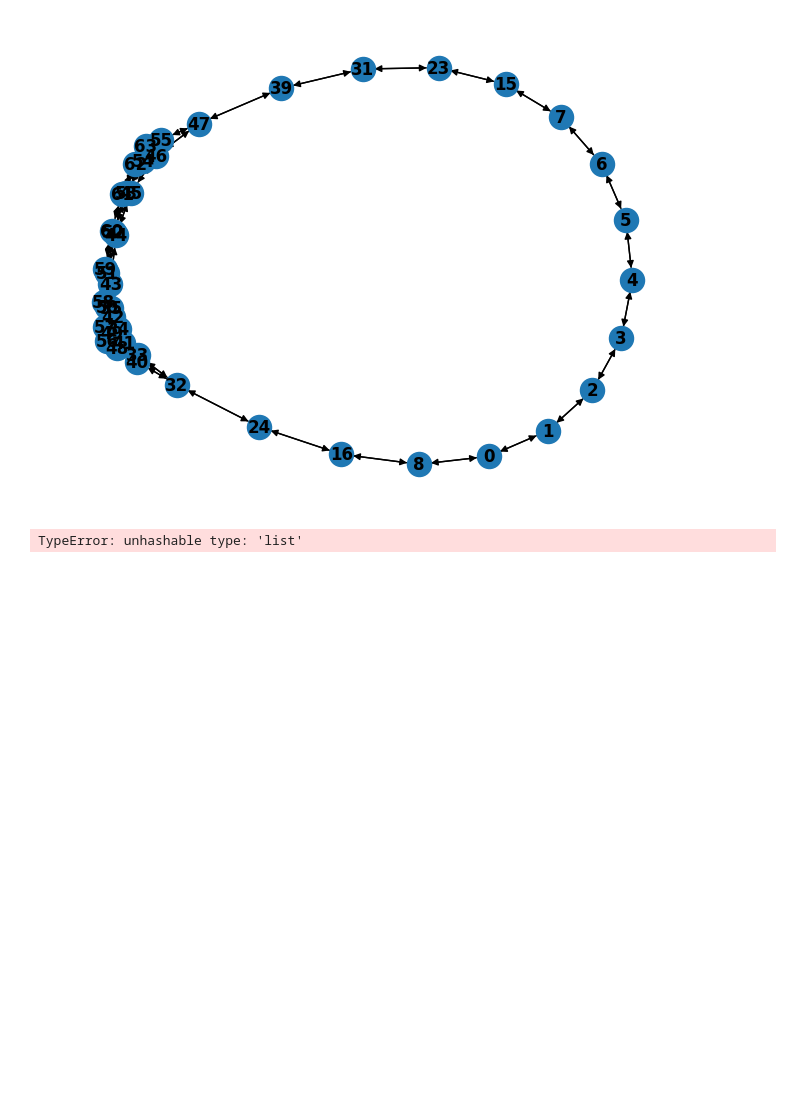
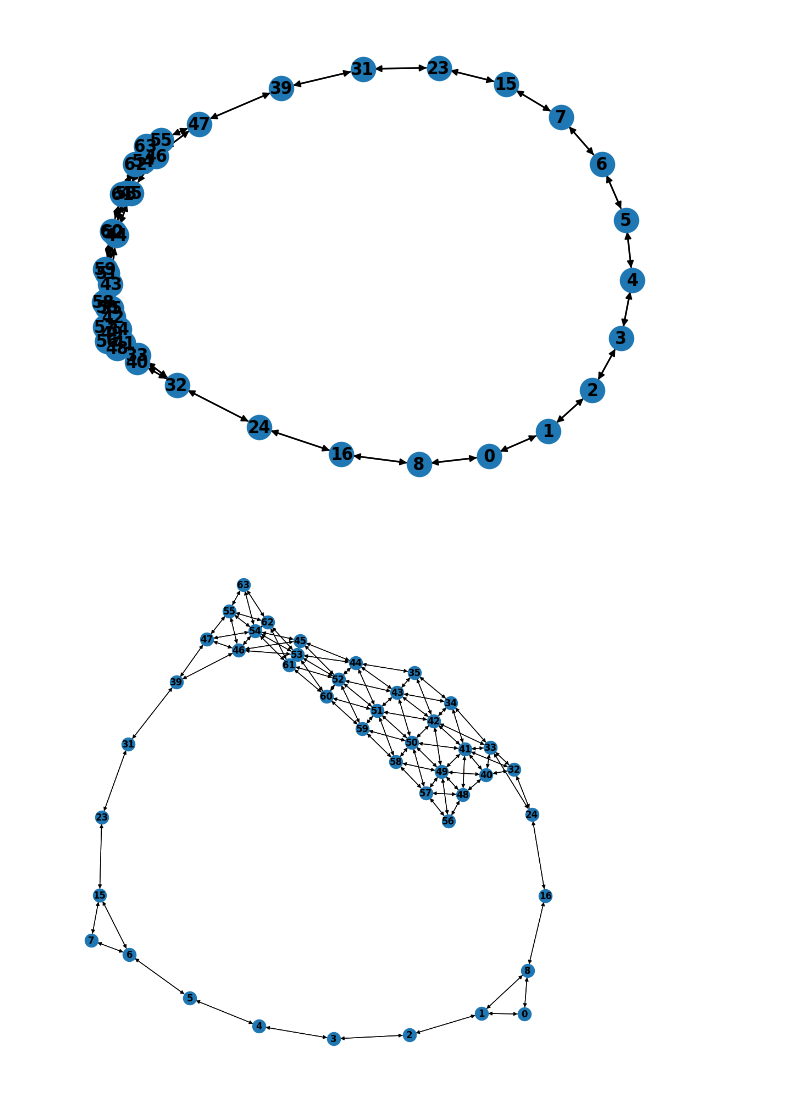
Before and after one commit to mahaitongdae/SafeMaC, a Jupyter notebook: adding_safety.ipynb, the cells around one changed output. Saved outputs shown, nothing was run; the diff lists cells and outputs as text; code cells hidden in the pictures; blank space fills up the shorter version.

Commit message:
init safe works

```diff
--- a/adding_safety.ipynb
+++ b/adding_safety.ipynb
@@ -188,8 +190,3 @@ nx.draw_spectral(player.action_graph.subgraph(safe_nodes_idx), with_labels=True,
 plt.show()
 # %% [output]
 [figure]
-# %%
-init_safe_bound = 0.4
-player.all_safe_nodes[[0,1]]
-# %% [output]
-TypeError: unhashable type: 'list'
@@ -198,0 +193,6 @@ safe_nodes_idx = torch.arange(0, opt.true_constraint_function.shape[0])[safe_nod
+# %%
+plt.figure(figsize=(10, 10))
+player.set_initial_safe_graph(0.4, opt)
+nx.draw(player.safe_graph, with_labels=True, font_weight='bold')
+# %% [output]
+[figure, added]
```
Also changed, not shown: parts of 4 cells of this notebook, 6 other files.
